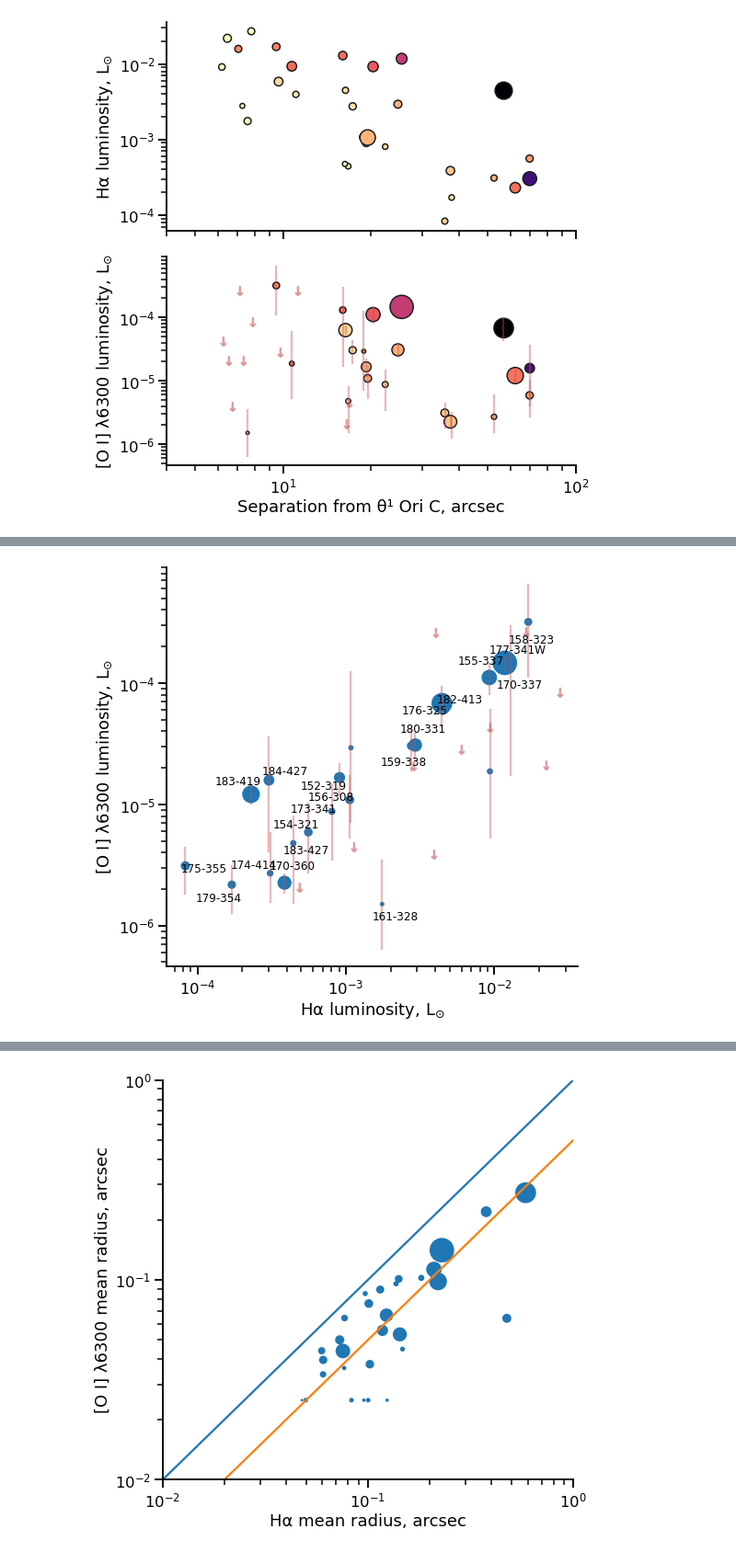
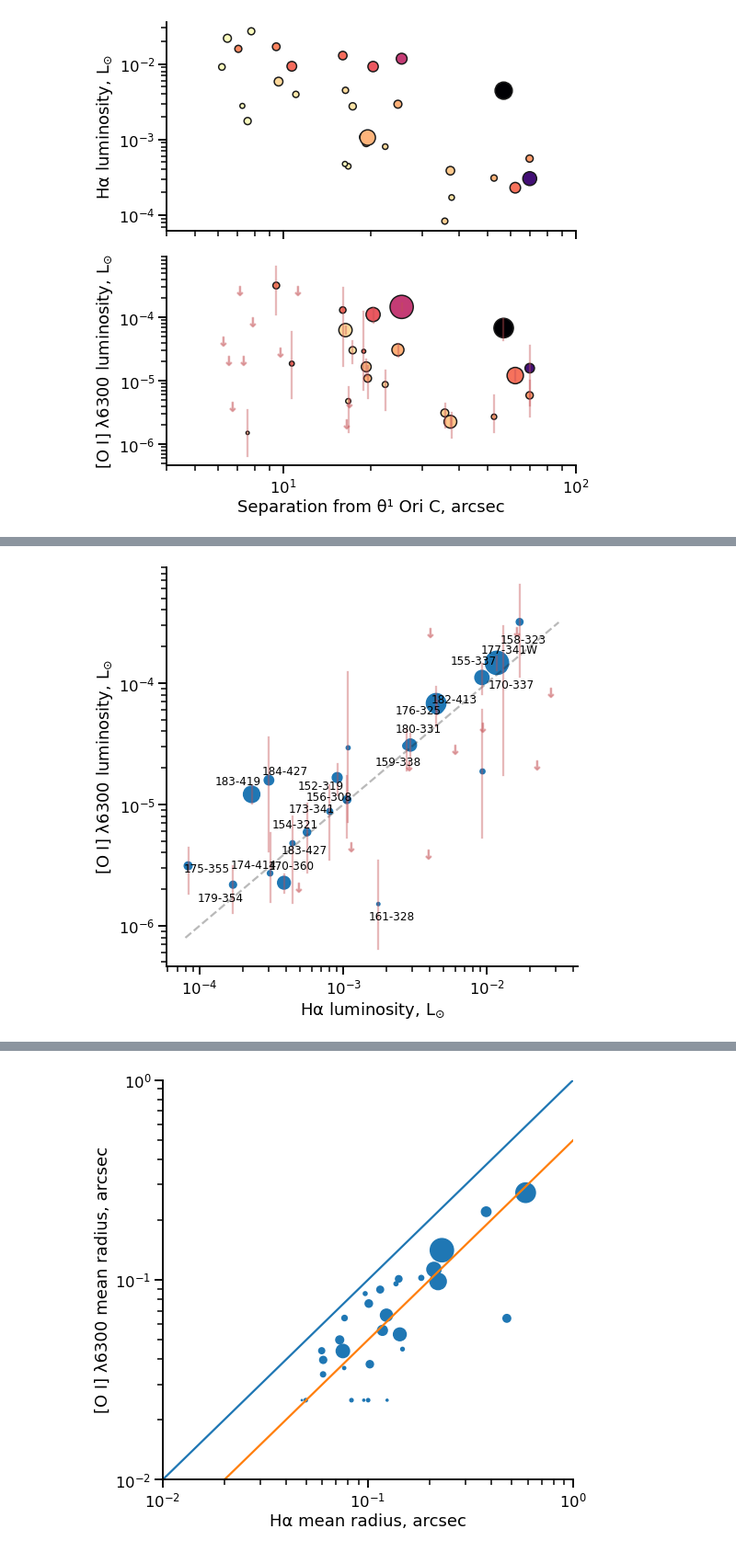
Before and after one commit to will-henney/neutral-proplyds, a Jupyter notebook: notebooks/02-all-proplyds-PC.ipynb, the cells around one changed output, grey strips where cells are left out. Shown at 92% size. Cells and saved outputs as stored; diff of their text form; code cells hidden in the pictures.

```diff
--- a/notebooks/02-all-proplyds-PC.ipynb
+++ b/notebooks/02-all-proplyds-PC.ipynb
@@ -949,6 +957,11 @@ fig.savefig("proplyd-pc-L-sep.pdf")
 fig.savefig("proplyd-pc-L-sep.jpg", dpi=300)
 # %%
 fig, ax = plt.subplots(figsize=(8, 8))
+
+# Show approximate linear relationship
+Lhagrid = np.logspace(-4.1, -1.5)
+ax.plot(Lhagrid, 0.01 * Lhagrid, color="k", alpha=0.3, linestyle="dashed")
+
 ax.scatter(
     "L_ha",
     "L_oi",
@@ -966,31 +979,31 @@ for row in results_table:
         )
     else:
         ax.scatter(
             row["L_ha"].value,
             row["L_oi_hi"].value,
             marker="$\downarrow$",
             color="r",
             s=100,
             alpha=0.4,
         )
     if row["s/n"] > 0.5:
         ax.annotate(
             row["Name"],
             (row["L_ha"].value, row["L_oi"].value),
             xytext=(20 * np.cos(th), 20 * np.sin(th)),
             textcoords='offset points',
             ha="center",
             va="center",
             fontsize=12,
         )
         th += 2.2
 ax.set(
     xlabel="Hα luminosity, L$_⊙$",
     ylabel="[O I] λ6300 luminosity, L$_⊙$",
     xscale="log",
     yscale="log",
 )
 sns.despine()
 ...;
 # %% [output]
-[figure, old version]
+[figure, new version]
```
Also changed, not shown: parts of 9 cells of this notebook, 9 other files.
